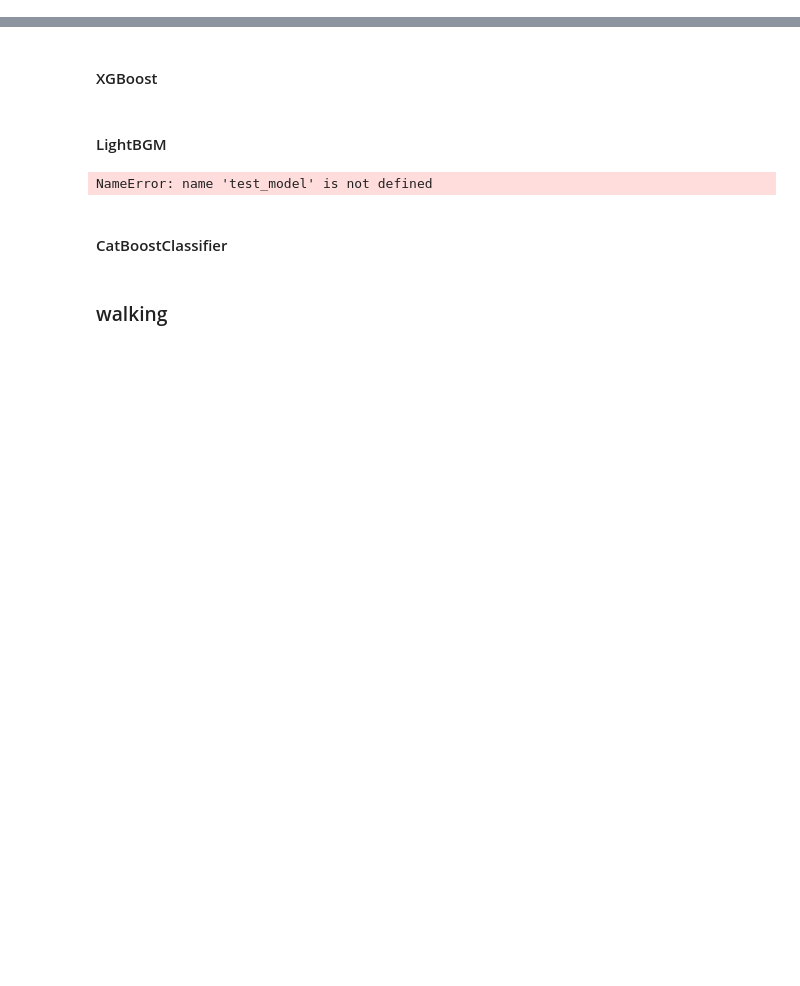
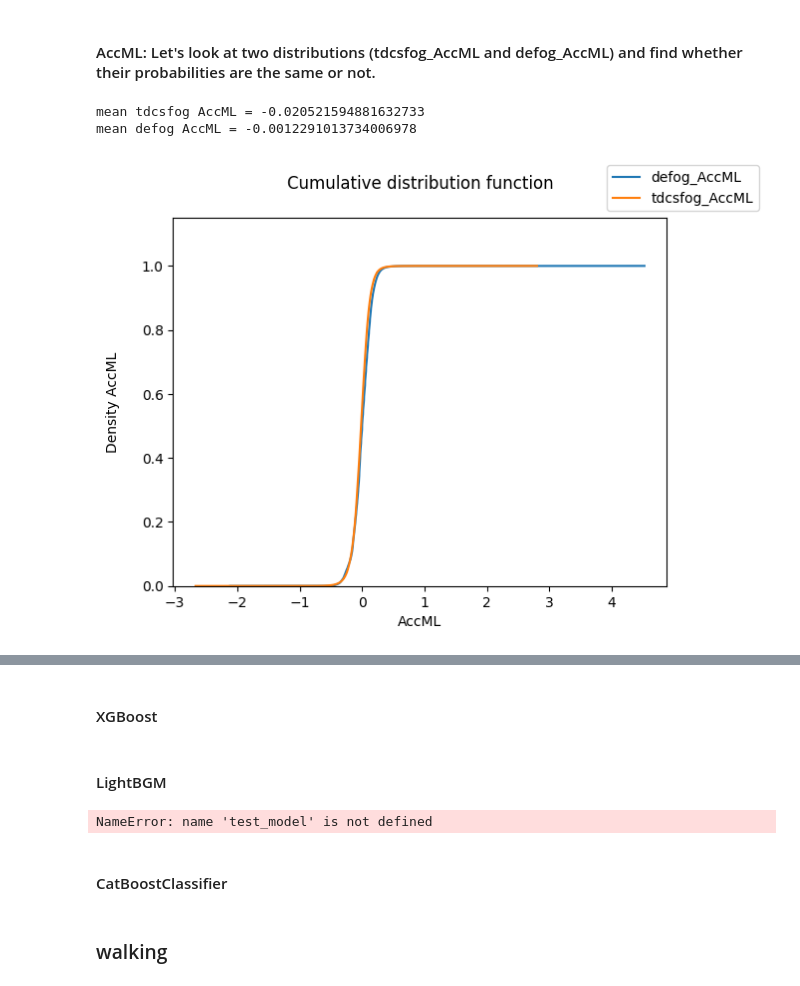
Before and after one commit to pariaighanian/Parkinson_Freezing_of_Gait_Prediction, a Jupyter notebook: ML.ipynb, the cells around one changed output, grey strips where cells are left out. Saved outputs shown, nothing was run; the diff lists cells and outputs as text; code cells hidden in the pictures; blank space fills up the shorter version.

```diff
--- a/ML.ipynb
+++ b/ML.ipynb
@@ -132,0 +232,25 @@ defog_dfs.head()
+# %% [markdown]
+#### AccML: Let's look at two distributions (tdcsfog_AccML and defog_AccML) and find whether their probabilities are the same or not.
+# %%
+tdcsfog_AccML = tdcsfog_data['AccML'] * Const
+defog_AccML = valid_defog_data['AccML']
+print('mean tdcsfog AccML =', tdcsfog_AccML.mean())
+print('mean defog AccML =', defog_AccML.mean())
+# %% [output]
+mean tdcsfog AccML = -0.020521594881632733
+mean defog AccML = -0.0012291013734006978
+# %%
+sns.histplot(data=defog_AccML,  bins=len(defog_AccML), stat="density",
+      element="step", fill=False, cumulative=True, common_norm=False,legend=True,label='defog_AccML')
+
+sns.histplot(data=tdcsfog_AccML, bins=len(tdcsfog_AccML), stat="density",
+      element="step", fill=False, cumulative=True, common_norm=False,legend=True,label='tdcsfog_AccML')
+
+plt.xlabel('AccML')
+plt.ylabel('Density AccML'+ '\n')
+plt.ylim([0.0, 1.15])
+plt.legend(bbox_to_anchor=(1.2, 1), loc='lower right')
+plt.title('Cumulative distribution function' + '\n')
+plt.show()
+# %% [output]
+[figure, added]
```
Also changed, not shown: parts of 56 cells of this notebook.
